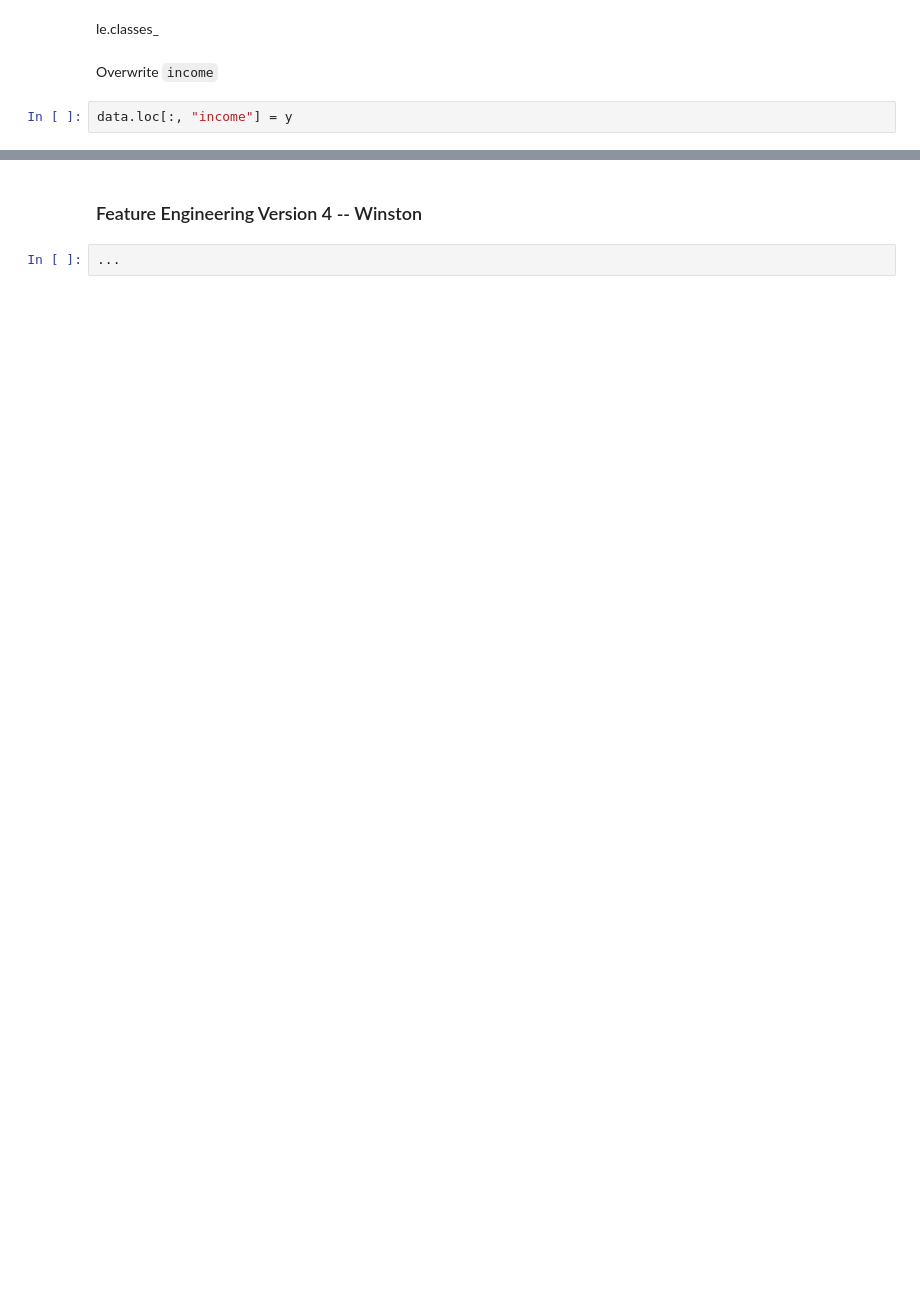
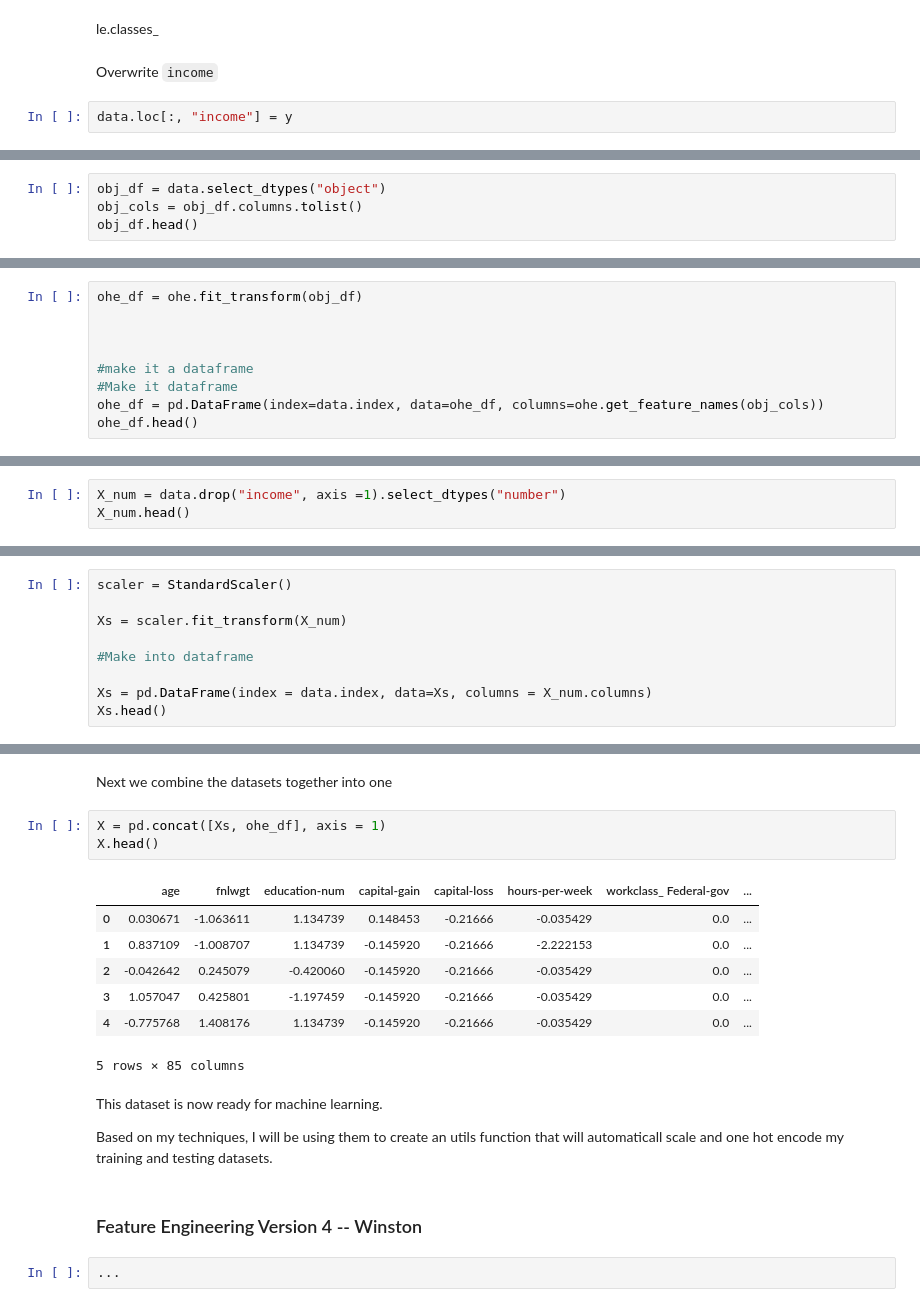
Before and after one commit to UCB-stat-159-s22/hw07-group24, a Jupyter notebook: notebooks/FeatureEngineering.ipynb, the cells around one changed output, grey strips where cells are left out. Saved outputs shown, nothing was run; the diff lists cells and outputs as text; blank space fills up the shorter version.

```diff
--- a/notebooks/FeatureEngineering.ipynb
+++ b/notebooks/FeatureEngineering.ipynb
@@ -358,0 +418,4 @@ data.loc[:, "income"] = y
+# %%
+obj_df = data.select_dtypes("object")
+obj_cols = obj_df.columns.tolist()
+obj_df.head()
@@ -358,0 +431,9 @@ data.loc[:, "income"] = y
+# %%
+ohe_df = ohe.fit_transform(obj_df)
+
+
+
+#make it a dataframe
+#Make it dataframe
+ohe_df = pd.DataFrame(index=data.index, data=ohe_df, columns=ohe.get_feature_names(obj_cols))
+ohe_df.head()
@@ -358,0 +452,3 @@ data.loc[:, "income"] = y
+# %%
+X_num = data.drop("income", axis =1).select_dtypes("number")
+X_num.head()
@@ -358,0 +462,9 @@ data.loc[:, "income"] = y
+# %%
+scaler = StandardScaler()
+
+Xs = scaler.fit_transform(X_num)
+
+#Make into dataframe
+
+Xs = pd.DataFrame(index = data.index, data=Xs, columns = X_num.columns)
+Xs.head()
@@ -359,3 +478,21 @@ data.loc[:, "income"] = y
+# %% [markdown]
+Next we combine the datasets together into one
+# %%
+X = pd.concat([Xs, ohe_df], axis = 1)
+X.head()
+# %% [output]
+|  | age | fnlwgt | education-num | capital-gain | capital-loss | hours-per-week | workclass_ Federal-gov | ... |
+| 0 | 0.030671 | -1.063611 | 1.134739 | 0.148453 | -0.21666 | -0.035429 | 0.0 | ... |
+| 1 | 0.837109 | -1.008707 | 1.134739 | -0.145920 | -0.21666 | -2.222153 | 0.0 | ... |
+| 2 | -0.042642 | 0.245079 | -0.420060 | -0.145920 | -0.21666 | -0.035429 | 0.0 | ... |
+| 3 | 1.057047 | 0.425801 | -1.197459 | -0.145920 | -0.21666 | -0.035429 | 0.0 | ... |
+| 4 | -0.775768 | 1.408176 | 1.134739 | -0.145920 | -0.21666 | -0.035429 | 0.0 | ... |
+5 rows × 85 columns
+# %% [markdown]
+This dataset is now ready for machine learning.
+
+
+Based on my techniques, I will be using them to create an utils function that will automaticall scale and one hot encode my training and testing datasets.
 # %% [markdown]
 ### Feature Engineering Version 4 -- Winston
 # %%
```
Also changed, not shown: parts of 16 cells of this notebook, 2 other files.
